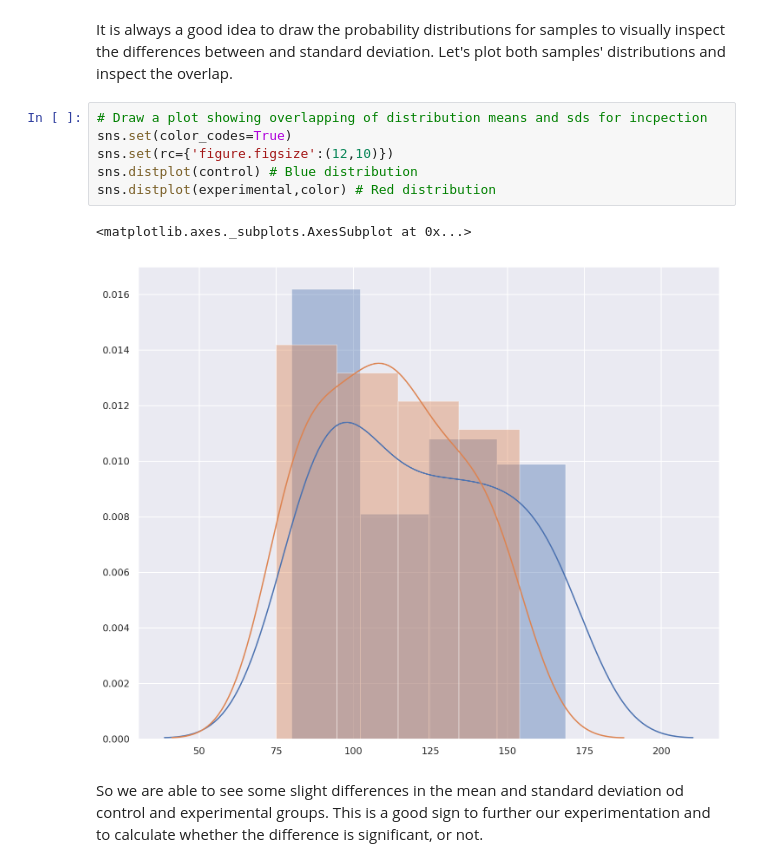
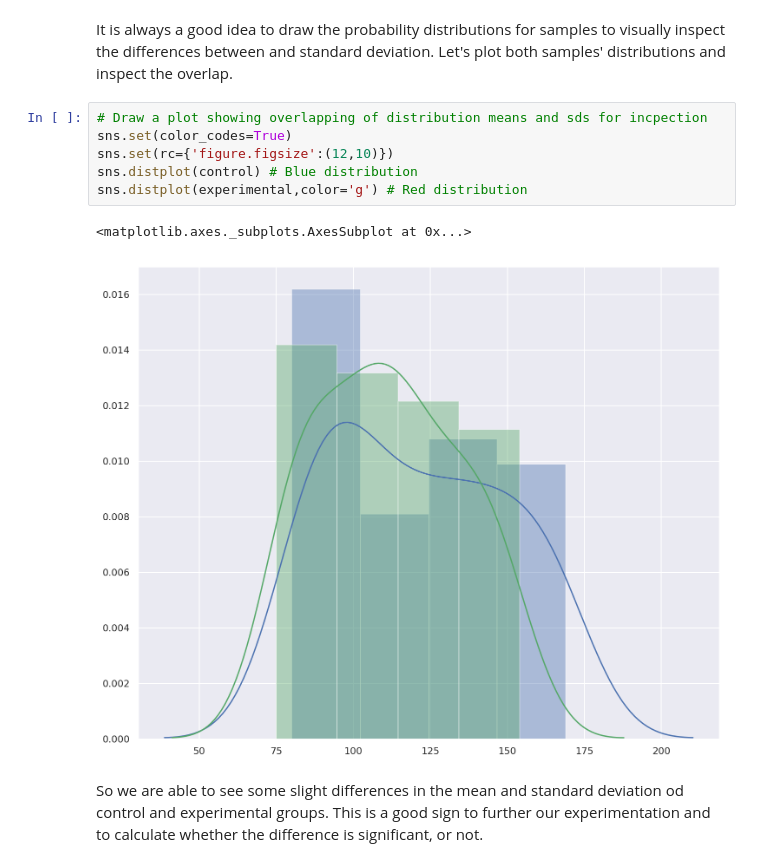
Before and after one commit to Ran-Tokman/dsc-2-20-09-2-sample-t-tests-lab-nyc-ds-career-031119, a Jupyter notebook: index.ipynb, the cells around one changed output. Cells and saved outputs as stored; diff of their text form.

```diff
--- a/index.ipynb
+++ b/index.ipynb
@@ -56,12 +56,12 @@ Let's plot both samples' distributions and inspect the overlap.
 # %%
 # Draw a plot showing overlapping of distribution means and sds for incpection
 sns.set(color_codes=True)
 sns.set(rc={'figure.figsize':(12,10)})
 sns.distplot(control) # Blue distribution
-sns.distplot(experimental,color) # Red distribution
+sns.distplot(experimental,color='g') # Red distribution
 # %% [output]
 <matplotlib.axes._subplots.AxesSubplot at 0x...>
-[figure, old version]
+[figure, new version]
 # %% [markdown]
 So we are able to see some slight differences in the mean and standard deviation od control and experimental groups. This is a good sign to further our experimentation and to calculate whether the difference is significant, or not.
 # %% [markdown]
```
